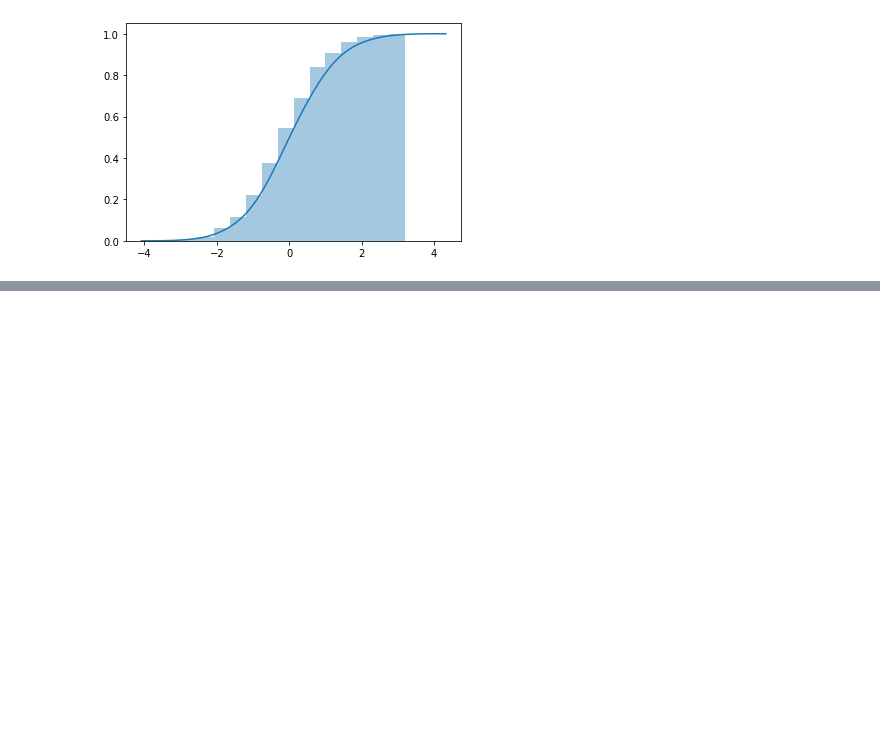
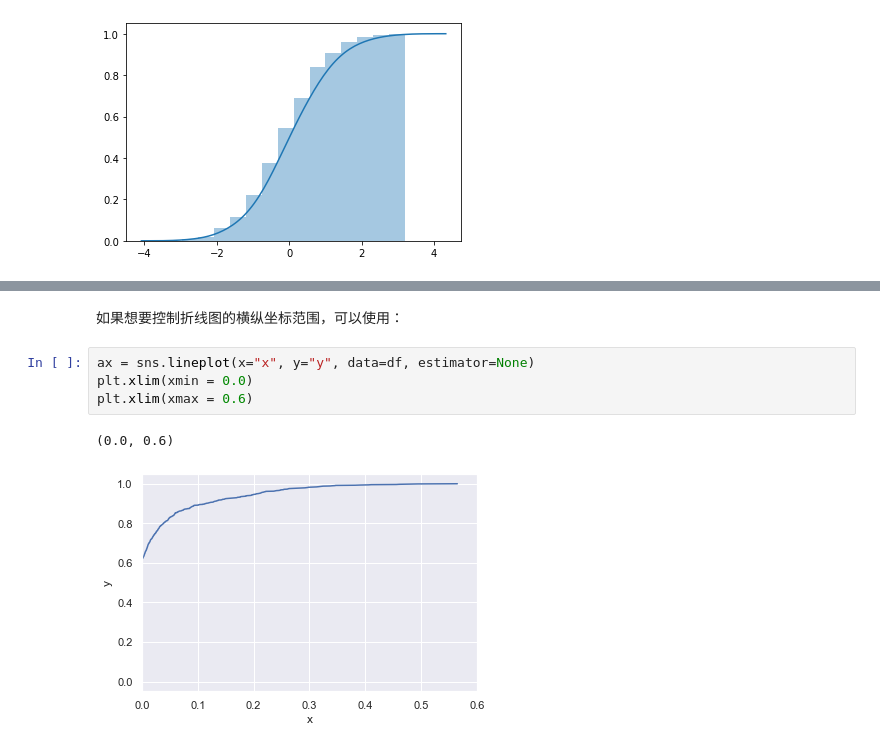
Before and after one commit to iHeadWater/hydrus, a Jupyter notebook: 3-basic-pyviz/seaborn/seaborn.ipynb, the cells around one changed output, grey strips where cells are left out. Saved outputs shown, nothing was run; the diff lists cells and outputs as text; blank space fills up the shorter version.

```diff
--- a/3-basic-pyviz/seaborn/seaborn.ipynb
+++ b/3-basic-pyviz/seaborn/seaborn.ipynb
@@ -555,0 +606,9 @@ sns.distplot(x, hist_kws=kwargs, kde_kws=kwargs)
+# %% [markdown]
+如果想要控制折线图的横纵坐标范围，可以使用：
+# %%
+ax = sns.lineplot(x="x", y="y", data=df, estimator=None)
+plt.xlim(xmin = 0.0)
+plt.xlim(xmax = 0.6)
+# %% [output]
+(0.0, 0.6)
+[figure, added]
```
Also changed, not shown: parts of 14 cells of this notebook, 12 other files.
